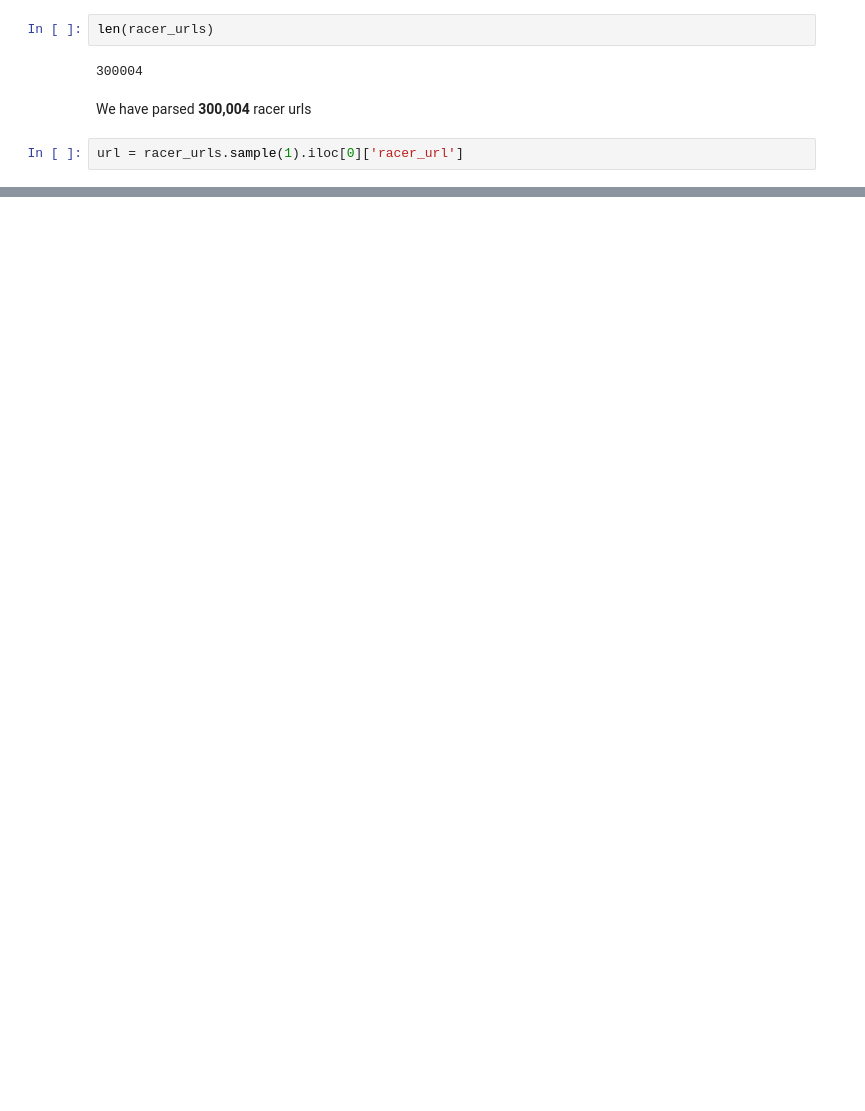
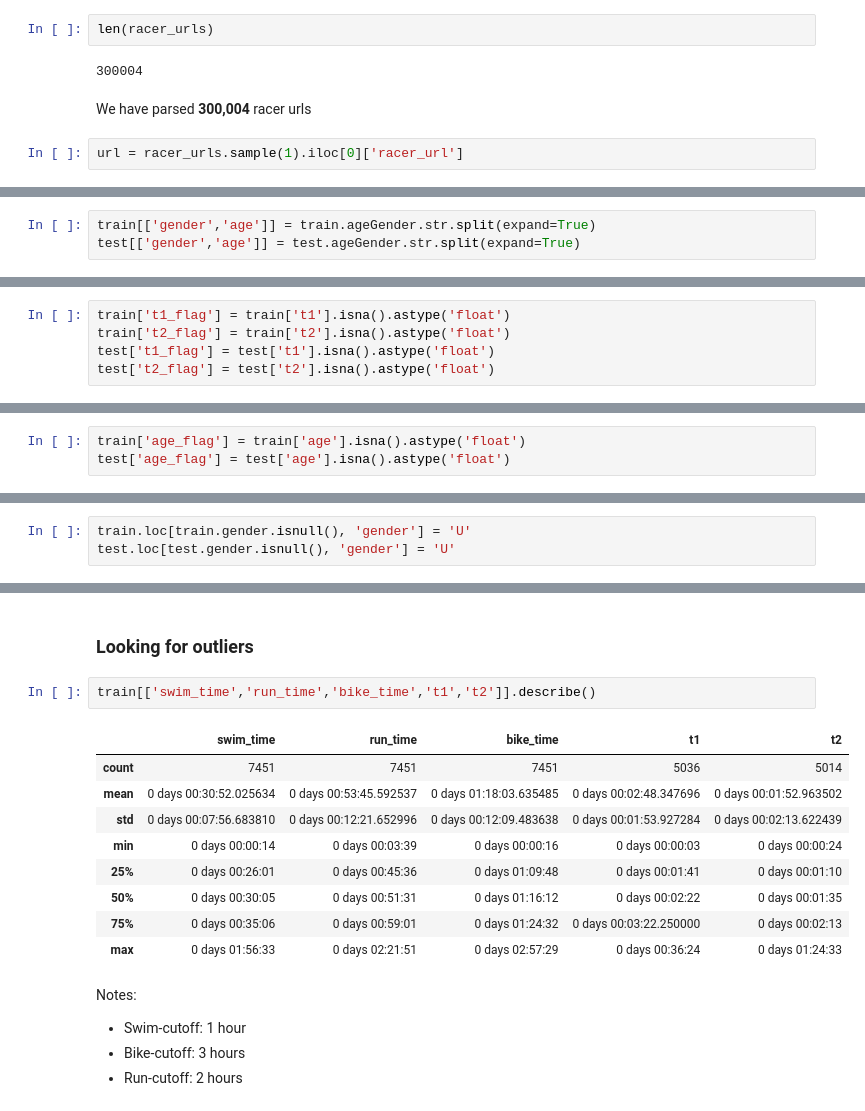
Before and after one commit to jgoffin/triathlon, a Jupyter notebook: triathlon.ipynb, the cells around one changed output, grey strips where cells are left out. Drawn from its saved outputs; the diff is of its cells as text; blank space fills up the shorter version.

```diff
--- a/triathlon.ipynb
+++ b/triathlon.ipynb
@@ -156,0 +207,3 @@ driver.quit()
+# %%
+train[['gender','age']] = train.ageGender.str.split(expand=True)
+test[['gender','age']] = test.ageGender.str.split(expand=True)
@@ -156,0 +229,5 @@ driver.quit()
+# %%
+train['t1_flag'] = train['t1'].isna().astype('float')
+train['t2_flag'] = train['t2'].isna().astype('float')
+test['t1_flag'] = test['t1'].isna().astype('float')
+test['t2_flag'] = test['t2'].isna().astype('float')
@@ -156,0 +255,3 @@ driver.quit()
+# %%
+train['age_flag'] = train['age'].isna().astype('float')
+test['age_flag'] = test['age'].isna().astype('float')
@@ -156,0 +268,3 @@ driver.quit()
+# %%
+train.loc[train.gender.isnull(), 'gender'] = 'U'
+test.loc[test.gender.isnull(), 'gender'] = 'U'
@@ -156,0 +297,19 @@ driver.quit()
+# %% [markdown]
+<h3> Looking for outliers </h3>
+# %%
+train[['swim_time','run_time','bike_time','t1','t2']].describe()
+# %% [output]
+|  | swim_time | run_time | bike_time | t1 | t2 |
+| count | 7451 | 7451 | 7451 | 5036 | 5014 |
+| mean | 0 days 00:30:52.025634 | 0 days 00:53:45.592537 | 0 days 01:18:03.635485 | 0 days 00:02:48.347696 | 0 days 00:01:52.963502 |
+| std | 0 days 00:07:56.683810 | 0 days 00:12:21.652996 | 0 days 00:12:09.483638 | 0 days 00:01:53.927284 | 0 days 00:02:13.622439 |
+| min | 0 days 00:00:14 | 0 days 00:03:39 | 0 days 00:00:16 | 0 days 00:00:03 | 0 days 00:00:24 |
+| 25% | 0 days 00:26:01 | 0 days 00:45:36 | 0 days 01:09:48 | 0 days 00:01:41 | 0 days 00:01:10 |
+| 50% | 0 days 00:30:05 | 0 days 00:51:31 | 0 days 01:16:12 | 0 days 00:02:22 | 0 days 00:01:35 |
+| 75% | 0 days 00:35:06 | 0 days 00:59:01 | 0 days 01:24:32 | 0 days 00:03:22.250000 | 0 days 00:02:13 |
+| max | 0 days 01:56:33 | 0 days 02:21:51 | 0 days 02:57:29 | 0 days 00:36:24 | 0 days 01:24:33 |
+# %% [markdown]
+Notes:
+* Swim-cutoff: 1 hour
+* Bike-cutoff: 3 hours
+* Run-cutoff: 2 hours
```
Also changed, not shown: parts of 86 cells of this notebook, 3 other files.
